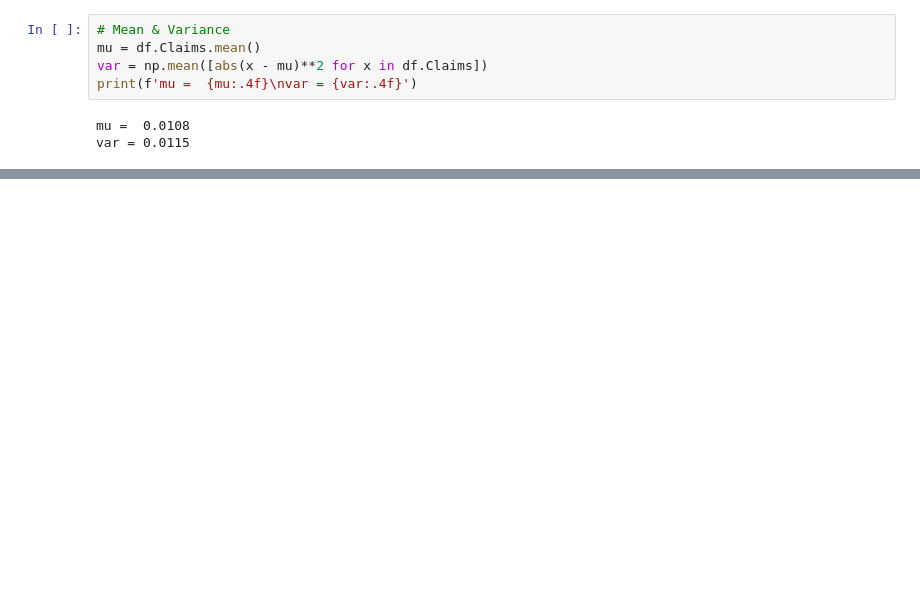
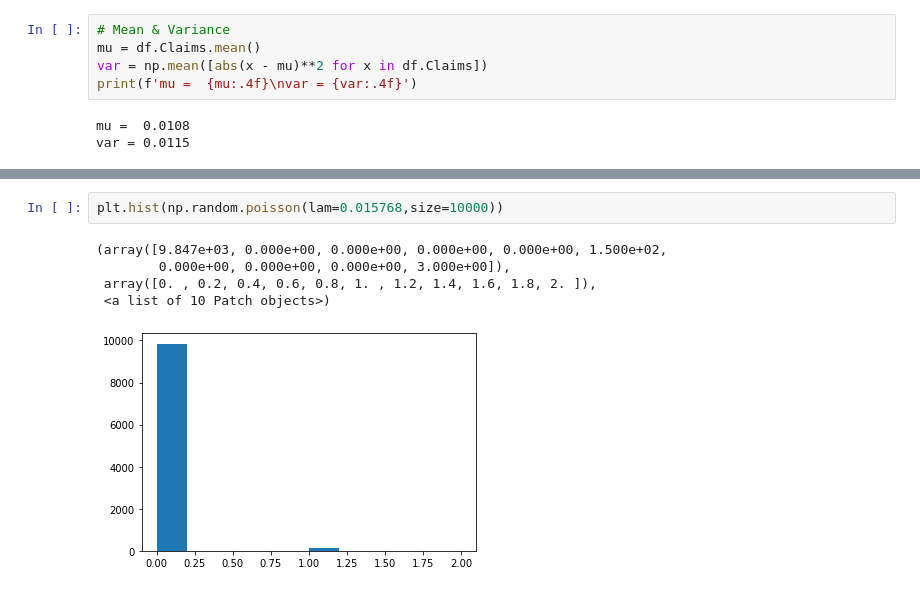
Before and after one commit to bpostance/learn_data_science, a Jupyter notebook: Risk/02-FrequencySeverity-auto.ipynb, the cells around one changed output, grey strips where cells are left out. Drawn from its saved outputs; the diff is of its cells as text; blank space fills up the shorter version.

```diff
--- a/Risk/02-FrequencySeverity-auto.ipynb
+++ b/Risk/02-FrequencySeverity-auto.ipynb
@@ -230,0 +265,8 @@ test.loc[test['Claim']==1]
+# %%
+plt.hist(np.random.poisson(lam=0.015768,size=10000))
+# %% [output]
+(array([9.847e+03, 0.000e+00, 0.000e+00, 0.000e+00, 0.000e+00, 1.500e+02,
+        0.000e+00, 0.000e+00, 0.000e+00, 3.000e+00]),
+ array([0. , 0.2, 0.4, 0.6, 0.8, 1. , 1.2, 1.4, 1.6, 1.8, 2. ]),
+ <a list of 10 Patch objects>)
+[figure, added]
```
Also changed, not shown: parts of 12 cells of this notebook.
